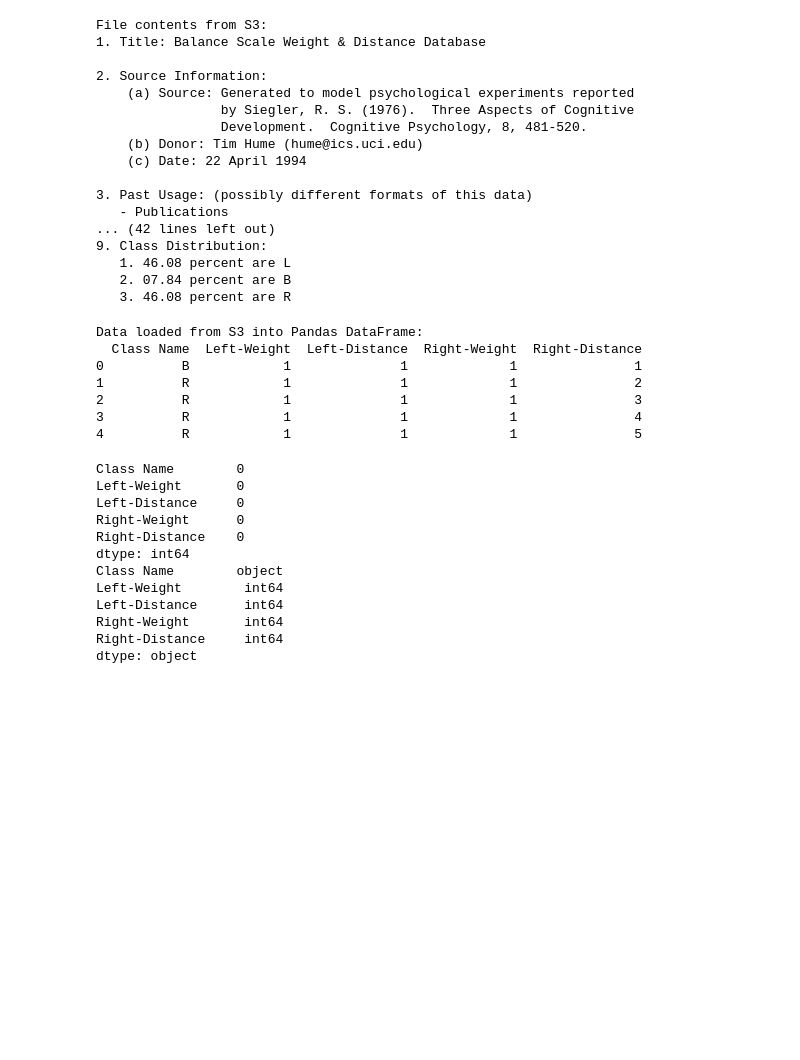
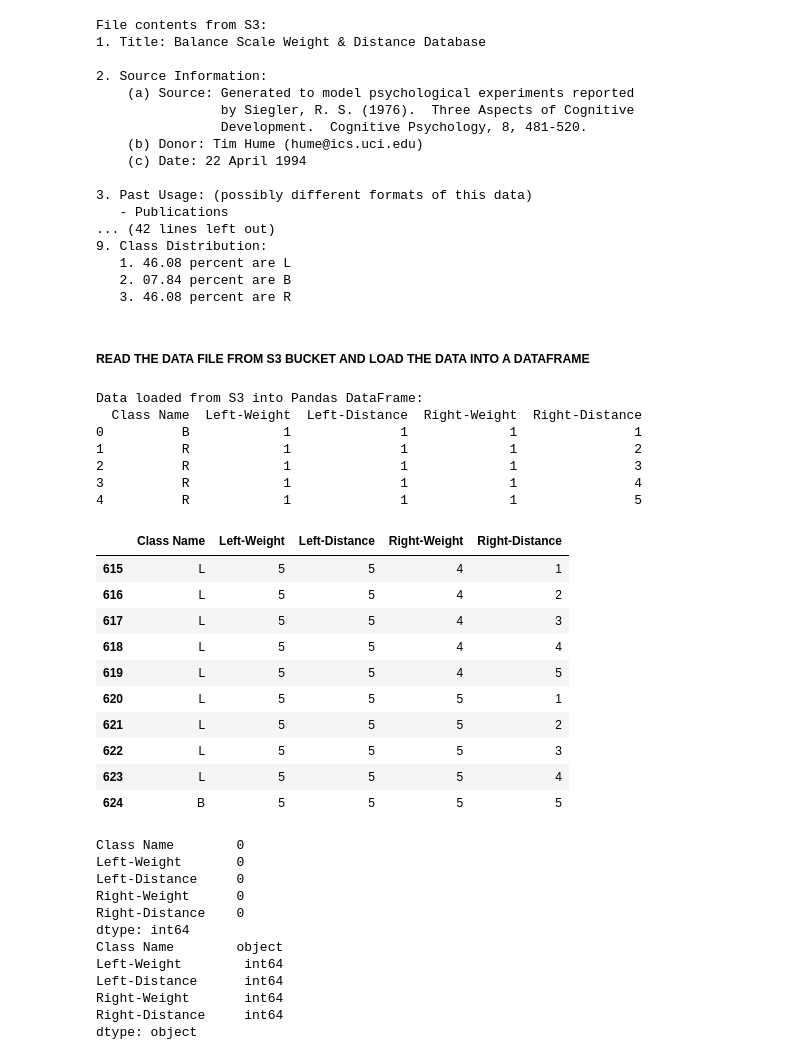
Before and after one commit to spunnam/balance-scale, a Jupyter notebook: balance-scale-gp3.ipynb, the cells around one changed output. Saved outputs shown, nothing was run; the diff lists cells and outputs as text; code cells hidden in the pictures; blank space fills up the shorter version.

```diff
--- a/balance-scale-gp3.ipynb
+++ b/balance-scale-gp3.ipynb
@@ -81,4 +95,6 @@ File contents from S3:
    1. 46.08 percent are L
    2. 07.84 percent are B
    3. 46.08 percent are R
+# %% [markdown]
+##### READ THE DATA FILE FROM S3 BUCKET AND LOAD THE DATA INTO A DATAFRAME
 # %%
@@ -118,6 +132,20 @@ Data loaded from S3 into Pandas DataFrame:
 2          R            1              1             1               3
 3          R            1              1             1               4
 4          R            1              1             1               5
+# %%
+data.tail(10)
+# %% [output]
+|  | Class Name | Left-Weight | Left-Distance | Right-Weight | Right-Distance |
+| 615 | L | 5 | 5 | 4 | 1 |
+| 616 | L | 5 | 5 | 4 | 2 |
+| 617 | L | 5 | 5 | 4 | 3 |
+| 618 | L | 5 | 5 | 4 | 4 |
+| 619 | L | 5 | 5 | 4 | 5 |
+| 620 | L | 5 | 5 | 5 | 1 |
+| 621 | L | 5 | 5 | 5 | 2 |
+| 622 | L | 5 | 5 | 5 | 3 |
+| 623 | L | 5 | 5 | 5 | 4 |
+| 624 | B | 5 | 5 | 5 | 5 |
 # %%
 # Check for missing values
 print(data.isnull().sum())
```
Also changed, not shown: parts of 39 cells of this notebook.
